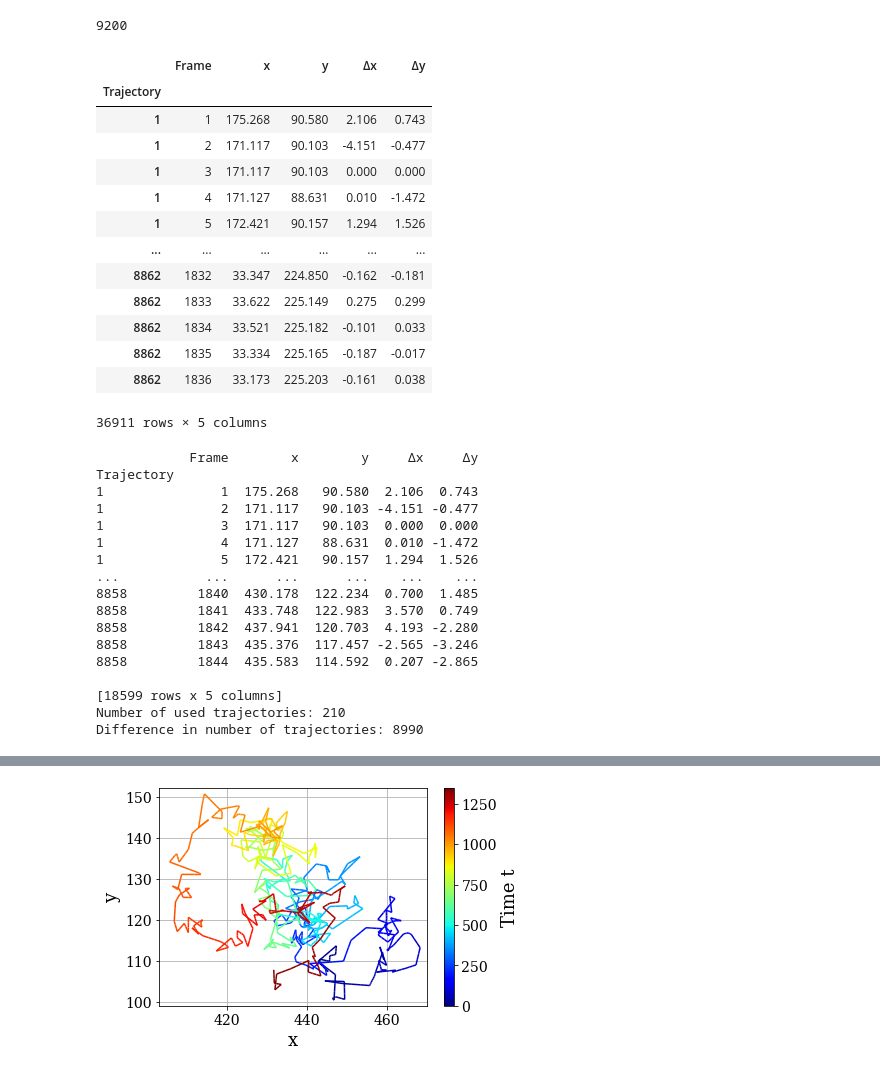
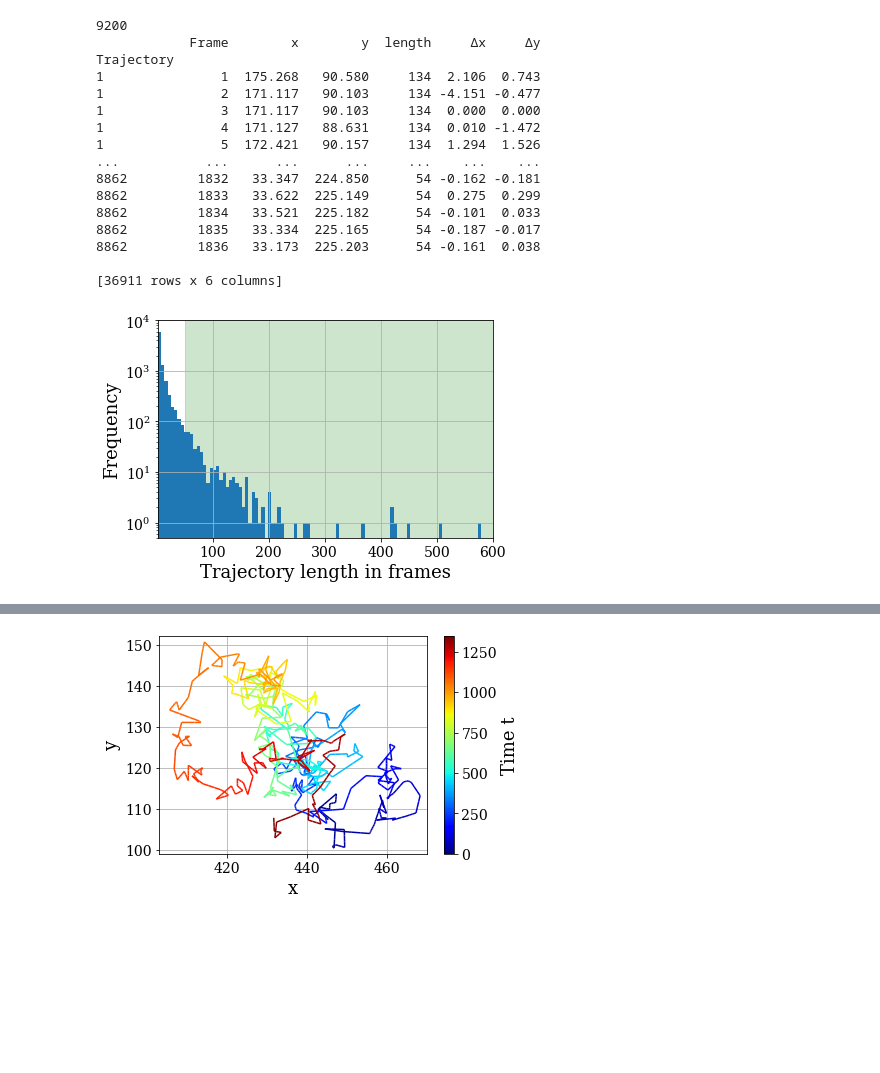
Before and after one commit to xSMSHP/FP_1_12, a Jupyter notebook: fp_versuch_1_12.ipynb, the cells around one changed output, grey strips where cells are left out. Cells and saved outputs as stored; diff of their text form; code cells hidden in the pictures; blank space fills up the shorter version.

```diff
--- a/fp_versuch_1_12.ipynb
+++ b/fp_versuch_1_12.ipynb
@@ -22,53 +22,41 @@ dr = pd.read_csv('results_group_h.csv', sep = ',', usecols = [0, 1, 2, 3], index
 # %%
 s = len(dr.groupby(dr.index))
 print(s)
-
 df = dr.groupby(dr.index).filter(lambda x: len(x) >= 50)
 df = df.assign(Δx = df.groupby(df.index)['x'].diff().values)
 df = df.assign(Δy = df.groupby(df.index)['y'].diff().values)
 df = df.dropna()
-df
+print(df)
+dc = pd.DataFrame()
+dc['length'] = dr.groupby(dr.index).apply(lambda x: len(x))
+
+fig = plt.figure()
+ax = fig.add_subplot(111)
+dc.hist(bins = 100, log = True, ax = ax)
+plt.title('')
+ax.set_ylim([5e-1, 1e4])
+plt.fill_betweenx([0, 10000], 50, 600, alpha = 0.2, color = 'green')
+plt.grid(True) ; plt.xlabel('Trajectory length in frames', **hfont) ; plt.ylabel('Frequency', **hfont)
+plt.yticks(fontname = 'DejaVu Serif', fontsize = 14)
+plt.xticks(fontname = 'DejaVu Serif', fontsize = 14)
+plt.autoscale(axis = 'x', tight = True)
+plt.savefig('pics/1/histogram_trajectory_length.png', dpi = 500, bbox_inches='tight')
+plt.show()
 # %% [output]
 9200
+            Frame        x        y  length     Δx     Δy
+Trajectory
+1               1  175.268   90.580     134  2.106  0.743
+1               2  171.117   90.103     134 -4.151 -0.477
+1               3  171.117   90.103     134  0.000  0.000
+1               4  171.127   88.631     134  0.010 -1.472
+1               5  172.421   90.157     134  1.294  1.526
+...           ...      ...      ...     ...    ...    ...
+8862         1832   33.347  224.850      54 -0.162 -0.181
+8862         1833   33.622  225.149      54  0.275  0.299
+8862         1834   33.521  225.182      54 -0.101  0.033
+8862         1835   33.334  225.165      54 -0.187 -0.017
+8862         1836   33.173  225.203      54 -0.161  0.038
+
+[36911 rows x 6 columns]
-|  | Frame | x | y | Δx | Δy |
-| Trajectory |  |  |  |  |  |
-| 1 | 1 | 175.268 | 90.580 | 2.106 | 0.743 |
-| 1 | 2 | 171.117 | 90.103 | -4.151 | -0.477 |
-| 1 | 3 | 171.117 | 90.103 | 0.000 | 0.000 |
-| 1 | 4 | 171.127 | 88.631 | 0.010 | -1.472 |
-| 1 | 5 | 172.421 | 90.157 | 1.294 | 1.526 |
-| ... | ... | ... | ... | ... | ... |
-| 8862 | 1832 | 33.347 | 224.850 | -0.162 | -0.181 |
-| 8862 | 1833 | 33.622 | 225.149 | 0.275 | 0.299 |
-| 8862 | 1834 | 33.521 | 225.182 | -0.101 | 0.033 |
-| 8862 | 1835 | 33.334 | 225.165 | -0.187 | -0.017 |
-| 8862 | 1836 | 33.173 | 225.203 | -0.161 | 0.038 |
-36911 rows × 5 columns
+[figure, added]
-# %%
-kc = 4 #kurtosis cutoff
-
-dfk = df.groupby(df.index).filter(lambda x: (x['Δx'].kurtosis() + 3) <= kc and (x['Δy'].kurtosis() + 3) <= kc)
-print(dfk)
-e = len(dfk.groupby(dfk.index))
-print('Number of used trajectories: ' + str(e))
-
-Δs = s - e
-print('Difference in number of trajectories: ' + str(Δs))
-# %% [output]
-            Frame        x        y     Δx     Δy
-Trajectory
-1               1  175.268   90.580  2.106  0.743
-1               2  171.117   90.103 -4.151 -0.477
-1               3  171.117   90.103  0.000  0.000
-1               4  171.127   88.631  0.010 -1.472
-1               5  172.421   90.157  1.294  1.526
-...           ...      ...      ...    ...    ...
-8858         1840  430.178  122.234  0.700  1.485
-8858         1841  433.748  122.983  3.570  0.749
-8858         1842  437.941  120.703  4.193 -2.280
-8858         1843  435.376  117.457 -2.565 -3.246
-8858         1844  435.583  114.592  0.207 -2.865
-
-[18599 rows x 5 columns]
-Number of used trajectories: 210
-Difference in number of trajectories: 8990
```
Also changed, not shown: parts of 2 cells of this notebook.
